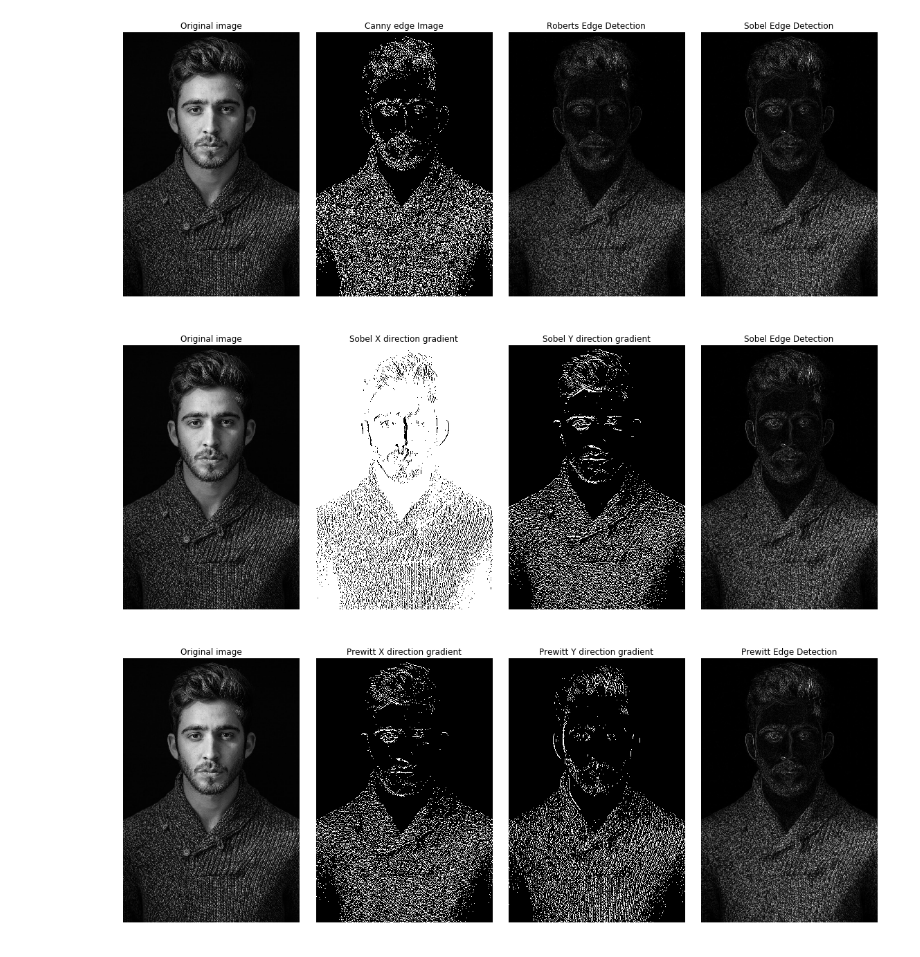
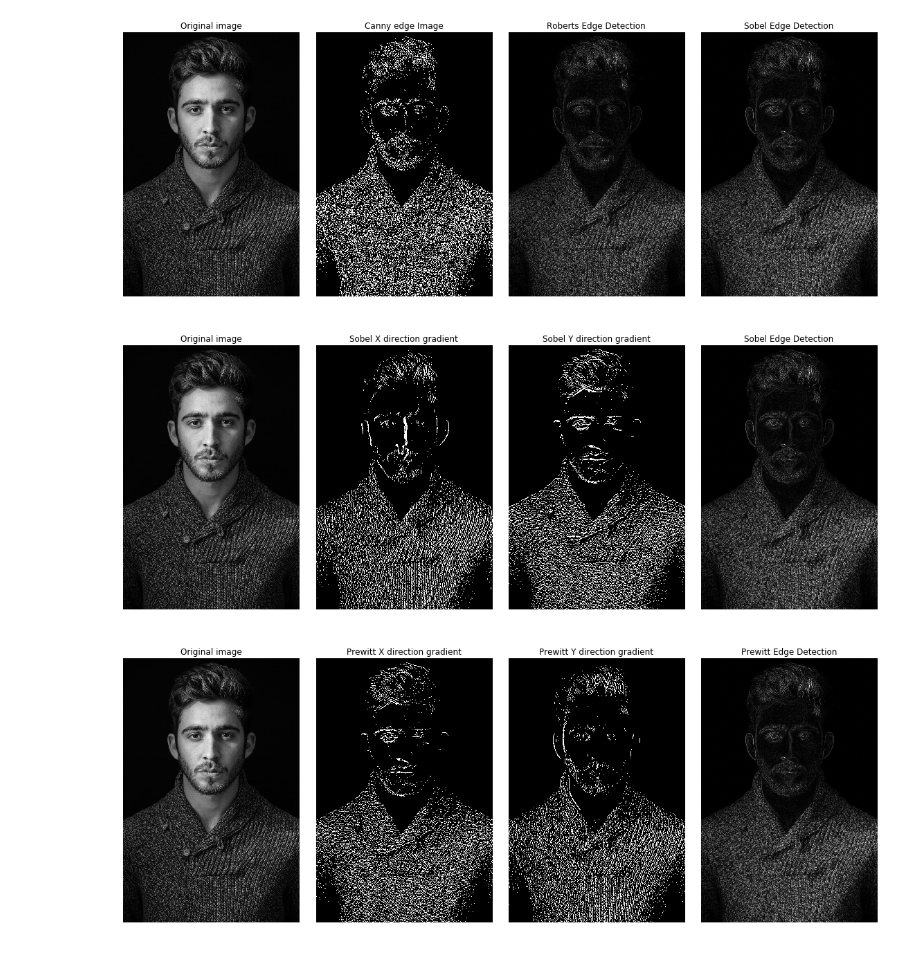
Before and after one commit to isabel-schwende/illustration, a Jupyter notebook: feature_respone_fake.ipynb, the cells around one changed output. Saved outputs shown, nothing was run; the diff lists cells and outputs as text; code cells hidden in the pictures.

```diff
--- a/feature_respone_fake.ipynb
+++ b/feature_respone_fake.ipynb
@@ -46,35 +46,35 @@ sobelx = cv2.Sobel(gray_image,cv2.CV_64F,1,0,ksize=5)
 sobely = cv2.Sobel(gray_image,cv2.CV_64F,0,1,ksize=5)
 
 thresh = skimage.filters.threshold_otsu(sobelx)
-bin_x = sobelx > thresh
+bin_x = sobelx < thresh
 
 thresh = skimage.filters.threshold_otsu(sobely)
 bin_y = sobely > thresh
 
 
 
 fig, ax = plt.subplots(ncols=4, sharex=True, sharey=True,
                        figsize=(16, 8))
 
 ax[0].imshow(gray_image, cmap=plt.cm.gray)
 ax[0].set_title('Original image')
 
 ax[1].imshow(bin_x, cmap=plt.cm.gray)
 ax[1].set_title('Sobel X direction gradient')
 
 ax[2].imshow(bin_y, cmap=plt.cm.gray)
 ax[2].set_title('Sobel Y direction gradient')
 
 ax[3].imshow(edge_sobel, cmap=plt.cm.gray)
 ax[3].set_title('Sobel Edge Detection')
 
 for a in ax:
     a.axis('off')
 
 plt.tight_layout()
 plt.show()
 # %% [output]
-[figure, old version]
+[figure, new version]
 # %%
 edge_prewitt_h = prewitt_h(gray_image, mask=None)
 edge_prewitt_v = prewitt_v(gray_image, mask=None)
```
Also changed, not shown: parts of 2 cells of this notebook, 3 other files.
